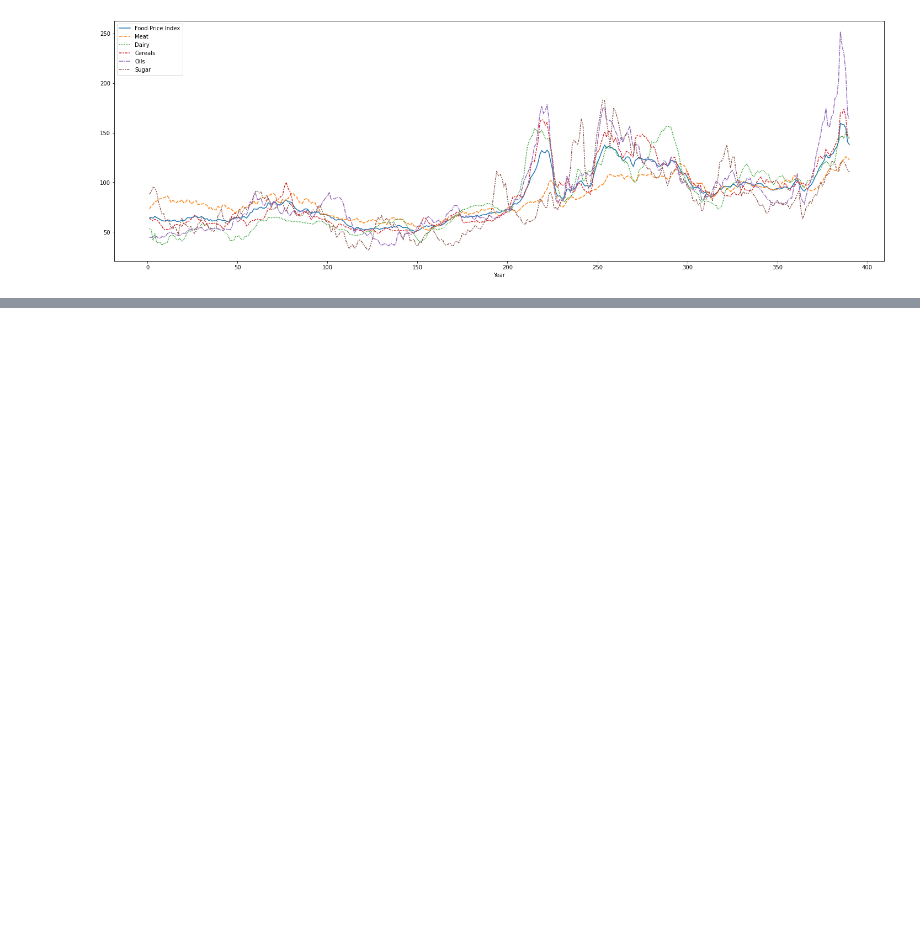
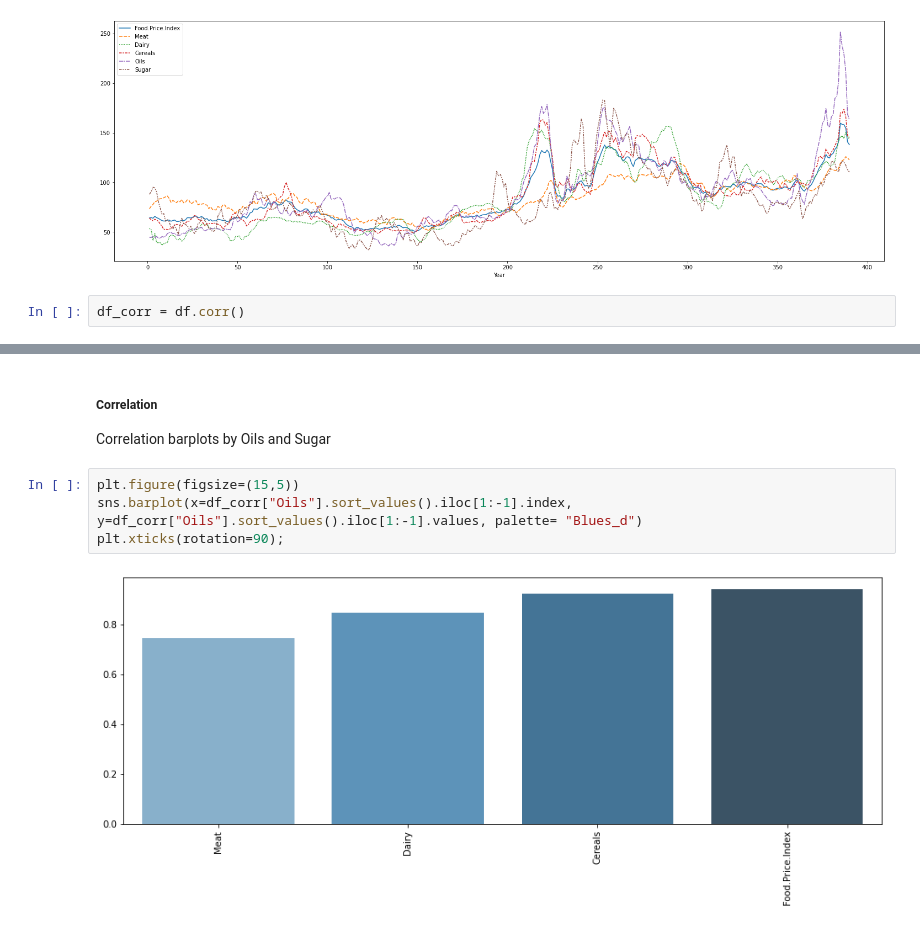
Before and after one commit to mateuszreliga/Global_food_prices, a Jupyter notebook: GFP.ipynb, the cells around one changed output, grey strips where cells are left out. Drawn from its saved outputs; the diff is of its cells as text; blank space fills up the shorter version.

Commit message:
correlation added

```diff
--- a/GFP.ipynb
+++ b/GFP.ipynb
@@ -88,3 +88,5 @@ plt.xlabel("Year")
 plt.show();
 # %% [output]
 [figure]
+# %%
+df_corr = df.corr()
@@ -90,0 +102,9 @@ plt.show();
+# %% [markdown]
+##### Correlation
+Correlation barplots by Oils and Sugar
+# %%
+plt.figure(figsize=(15,5))
+sns.barplot(x=df_corr["Oils"].sort_values().iloc[1:-1].index, y=df_corr["Oils"].sort_values().iloc[1:-1].values, palette= "Blues_d")
+plt.xticks(rotation=90);
+# %% [output]
+[figure, added]
```
Also changed, not shown: parts of 3 cells of this notebook.
